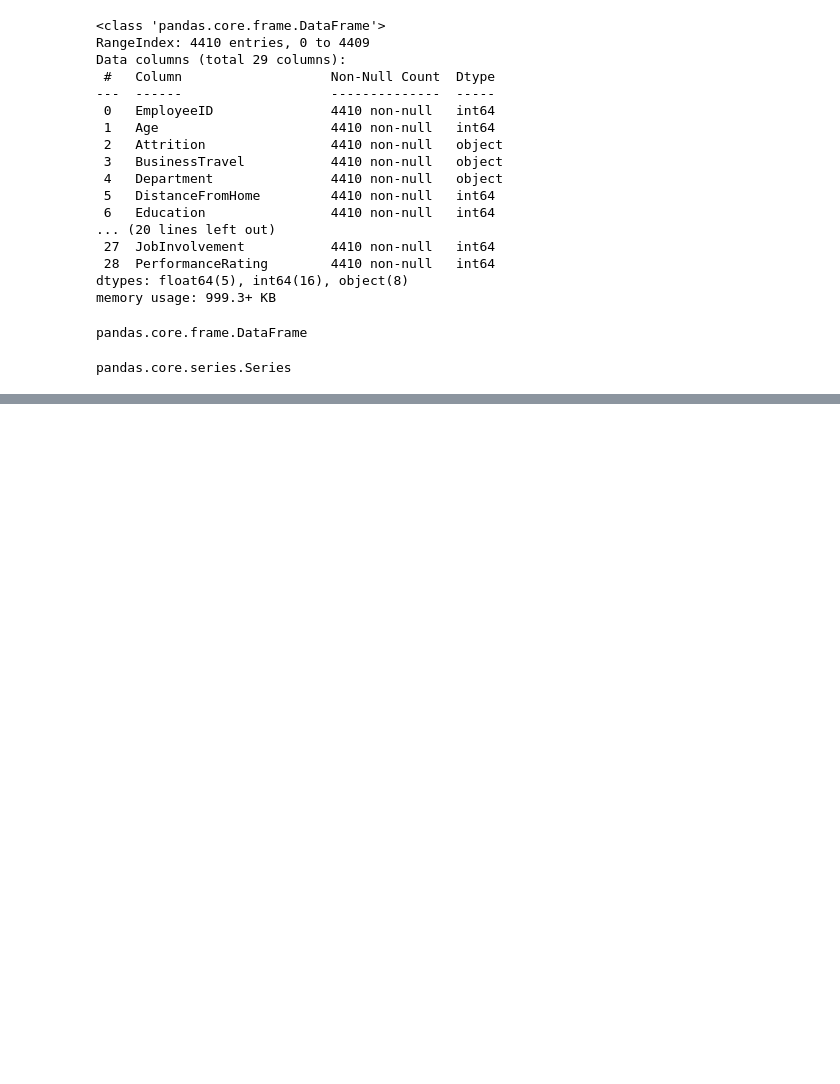
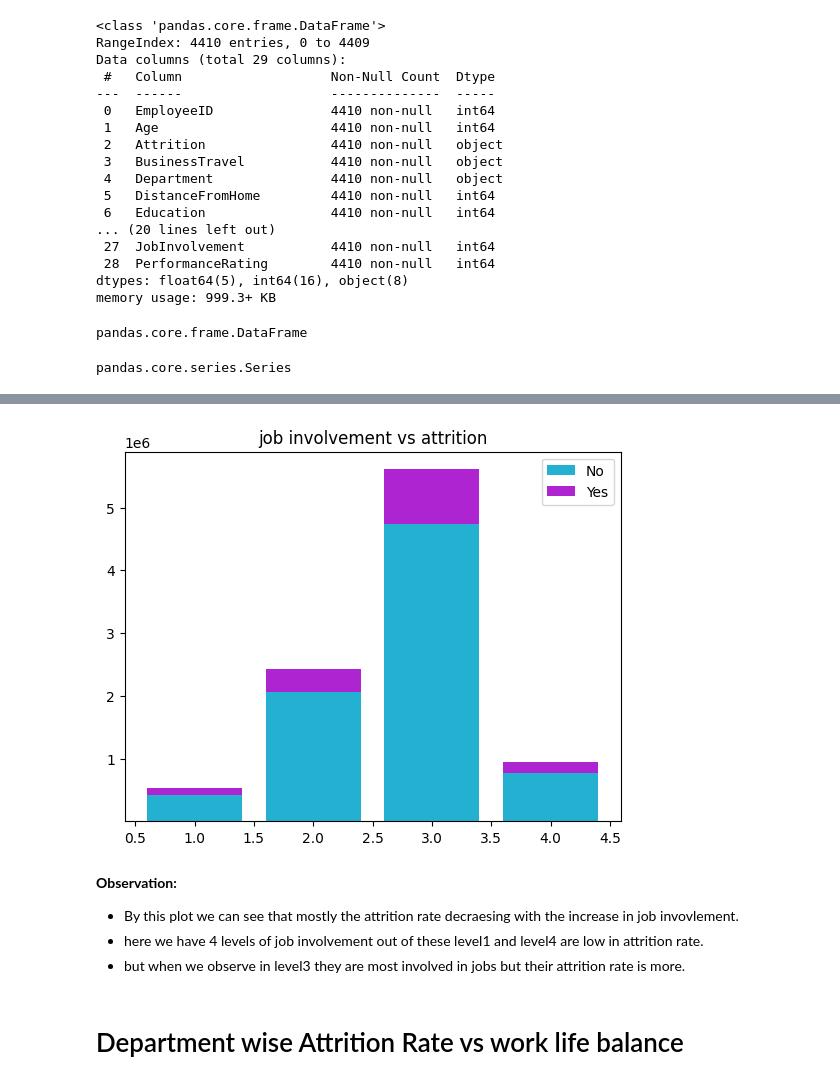
Before and after one commit to kunchamanjula/bank-personal-loan-EDA, a Jupyter notebook: employeeattrition-analysis.ipynb, the cells around one changed output, grey strips where cells are left out. Drawn from its saved outputs; the diff is of its cells as text; code cells hidden in the pictures; blank space fills up the shorter version.

```diff
--- a/employeeattrition-analysis.ipynb
+++ b/employeeattrition-analysis.ipynb
@@ -191,0 +349,2 @@ df.shape
+# %%
+df.reset_index(inplace=True)
@@ -191,0 +353,3 @@ df.shape
+# %%
+attrit = df.groupby(['JobInvolvement','Attrition'])["EmployeeID"].sum().unstack()
+attrit
@@ -191,0 +363,23 @@ df.shape
+# %%
+
+fig, ax = plt.subplots()
+
+colors = ['#24b1d1', '#ae24d1']
+bottom = len(attrit)
+
+for i, col in enumerate(attrit.columns):
+  ax.bar(attrit.index, attrit[col], bottom=bottom, label=col,
+         color=colors[i])
+  bottom += np.array(attrit[col])
+ax.set_title('job involvement vs attrition')
+ax.legend()
+plt.show()
+# %% [output]
+[figure, added]
+# %% [markdown]
+**Observation:**
+* By this plot we can see that mostly the attrition rate decraesing with the increase in job invovlement.
+* here we have 4 levels of job involvement out of these level1 and level4 are low in attrition rate.
+* but when we observe in level3 they are most involved in jobs but their attrition rate is more.
+# %% [markdown]
+# Department wise Attrition Rate vs work life balance
```
Also changed, not shown: parts of 27 cells of this notebook.
